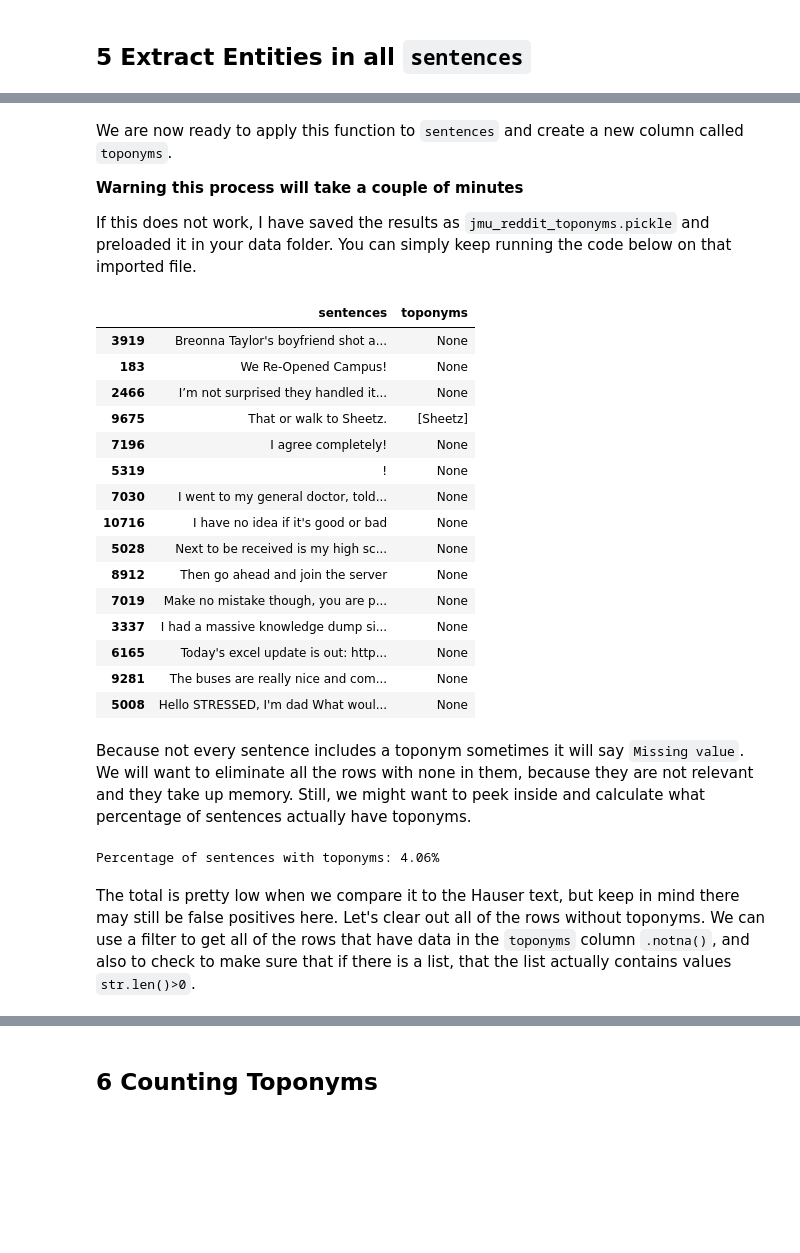
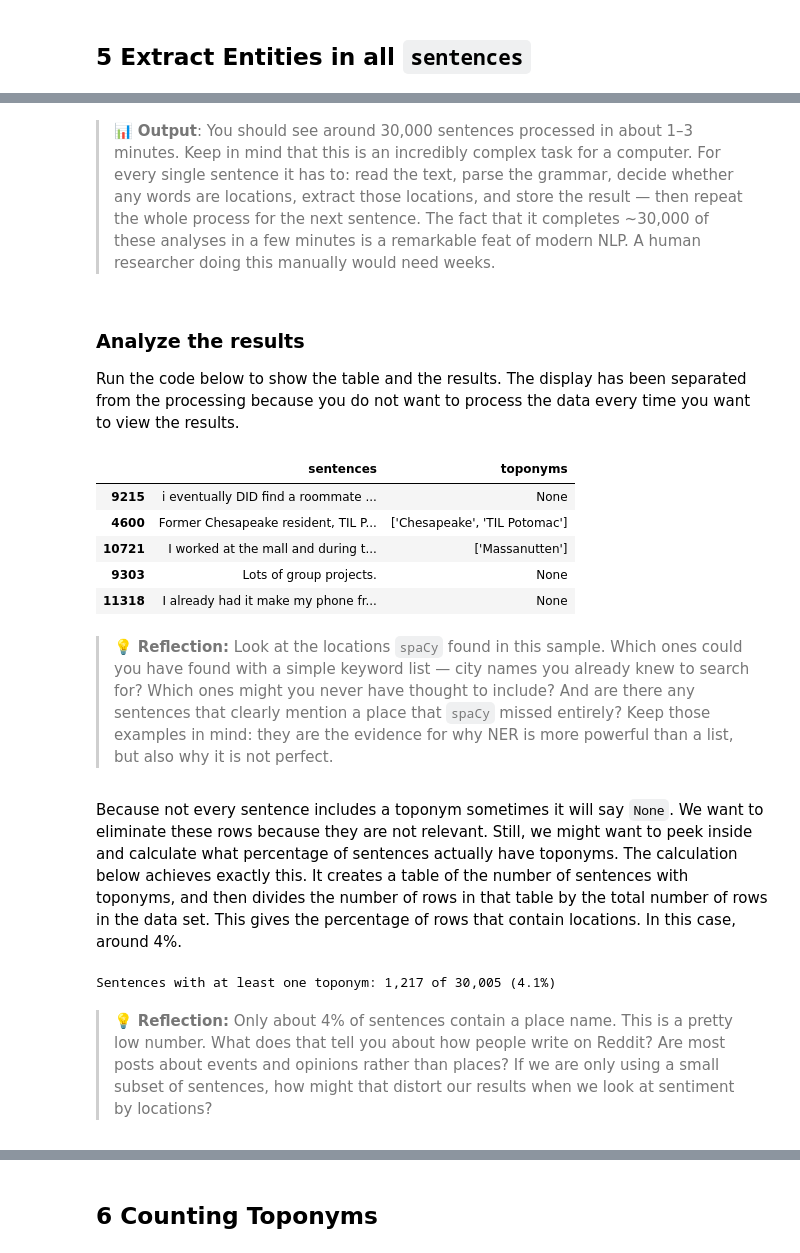
Before and after one commit to joostburgers/jupyter_hub_codespace, a Jupyter notebook: lesson_4_finding_locations/lesson_4_1_extracting_locations.ipynb, the cells around one changed output, grey strips where cells are left out. Saved outputs shown, nothing was run; the diff lists cells and outputs as text; code cells hidden in the pictures; blank space fills up the shorter version.

```diff
--- a/lesson_4_finding_locations/lesson_4_1_extracting_locations.ipynb
+++ b/lesson_4_finding_locations/lesson_4_1_extracting_locations.ipynb
@@ -256,47 +271,33 @@ def process_sentences_in_batches(sentences, batch_size=50, n_process=-1):
-# %% [markdown]
-We are now ready to apply this function to `sentences` and create a new column called `toponyms`.
-
-**Warning this process will take a couple of minutes**
-
-If this does not work, I have saved the results as `jmu_reddit_toponyms.pickle` and preloaded it in your data folder. You can simply keep running the code below on that imported file.
-# %%
-# Apply the function with tqdm progress bar and nlp.pipe() for batch processing
-df_reddit_sentences['toponyms'] = process_sentences_in_batches(df_reddit_sentences['sentences'])
+# %% [markdown]
+> 📊 **Output**: You should see around 30,000 sentences processed in about 1–3 minutes. Keep in mind that this is an incredibly complex task for a computer. For every single sentence it has to: read the text, parse the grammar, decide whether any words are locations, extract those locations, and store the result — then repeat the whole process for the next sentence. The fact that it completes ~30,000 of these analyses in a few minutes is a remarkable feat of modern NLP. A human researcher doing this manually would need weeks.
+# %% [markdown]
+### Analyze the results
+
+Run the code below to show the table and the results. The display has been separated from the processing because you do not want to process the data every time you want to view the results.
 # %%
-# Display the result
-df_reddit_sentences[['sentences', 'toponyms']].sample(15, random_state = 4)
+(
+    df_reddit_sentences[['sentences', 'toponyms']]
+    .sample(5, random_state=109)
+    .style.set_properties(**{"text-align": "left", "white-space": "normal"})
+)
 # %% [output]
 |  | sentences | toponyms |
-| 3919 | Breonna Taylor's boyfriend shot a... | None |
-| 183 | We Re-Opened Campus! | None |
-| 2466 | I’m not surprised they handled it... | None |
-| 9675 | That or walk to Sheetz. | [Sheetz] |
-| 7196 | I agree completely! | None |
-| 5319 | ! | None |
-| 7030 | I went to my general doctor, told... | None |
-| 10716 | I have no idea if it's good or bad | None |
-| 5028 | Next to be received is my high sc... | None |
-| 8912 | Then go ahead and join the server | None |
-| 7019 | Make no mistake though, you are p... | None |
-| 3337 | I had a massive knowledge dump si... | None |
-| 6165 | Today's excel update is out: http... | None |
-| 9281 | The buses are really nice and com... | None |
-| 5008 | Hello STRESSED, I'm dad What woul... | None |
+| 9215 | i eventually DID find a roommate ... | None |
+| 4600 | Former Chesapeake resident, TIL P... | ['Chesapeake', 'TIL Potomac'] |
+| 10721 | I worked at the mall and during t... | ['Massanutten'] |
+| 9303 | Lots of group projects. | None |
+| 11318 | I already had it make my phone fr... | None |
+# %% [markdown]
+> 💡 **Reflection:** Look at the locations `spaCy` found in this sample. Which ones could you have found with a simple keyword list — city names you already knew to search for? Which ones might you never have thought to include? And are there any sentences that clearly mention a place that `spaCy` missed entirely? Keep those examples in mind: they are the evidence for why NER is more powerful than a list, but also why it is not perfect.
 # %% [markdown]
-Because not every sentence includes a toponym sometimes it will say `Missing value`. We will want to eliminate all the rows with none in them, because they are not relevant and they take up memory. Still, we might want to peek inside and calculate what percentage of sentences actually have toponyms.
+Because not every sentence includes a toponym sometimes it will say `None`. We want to eliminate these rows because they are not relevant. Still, we might want to peek inside and calculate what percentage of sentences actually have toponyms. The calculation below achieves exactly this. It creates a table of the number of sentences with toponyms, and then divides the number of rows in that table by the total number of rows in the data set. This gives the percentage of rows that contain locations. In this case, around 4%.
 # %%
-# Calculate the number of sentences with toponyms (not None or empty)
-num_sentences_with_toponyms = df_reddit_sentences['toponyms'].dropna().apply(lambda x: len(x) > 0).sum()
+# Filter to sentences that have at least one toponym — None rows are dropped here
+df_reddit_toponyms = df_reddit_sentences[df_reddit_sentences['toponyms'].notna()]
+total = len(df_reddit_sentences)
 
-# Calculate the total number of sentences
-total_sentences = len(df_reddit_sentences)
-
-# Calculate the percentage of sentences with toponyms
-percent_with_toponyms = (num_sentences_with_toponyms / total_sentences) * 100
-
-# Display the result
-print(f"Percentage of sentences with toponyms: {percent_with_toponyms:.2f}%")
+print(f"Sentences with at least one toponym: {len(df_reddit_toponyms):,} of {total:,} ({len(df_reddit_toponyms) / total * 100:.1f}%)")
 # %% [output]
-Percentage of sentences with toponyms: 4.06%
+Sentences with at least one toponym: 1,217 of 30,005 (4.1%)
 # %% [markdown]
-The total is pretty low when we compare it to the Hauser text, but keep in mind there may still be false positives here. Let's clear out all of the rows without toponyms. We can use a filter to get all of the rows that have data in the `toponyms` column `.notna()`, and also to check to make sure that if there is a list, that the list actually contains values `str.len()>0`.
+> 💡 **Reflection:** Only about 4% of sentences contain a place name. This is a pretty low number. What does that tell you about how people write on Reddit? Are most posts about events and opinions rather than places? If we are only using a small subset of sentences, how might that distort our results when we look at sentiment by locations?
```
Also changed, not shown: parts of 43 cells of this notebook, 15 other files.
